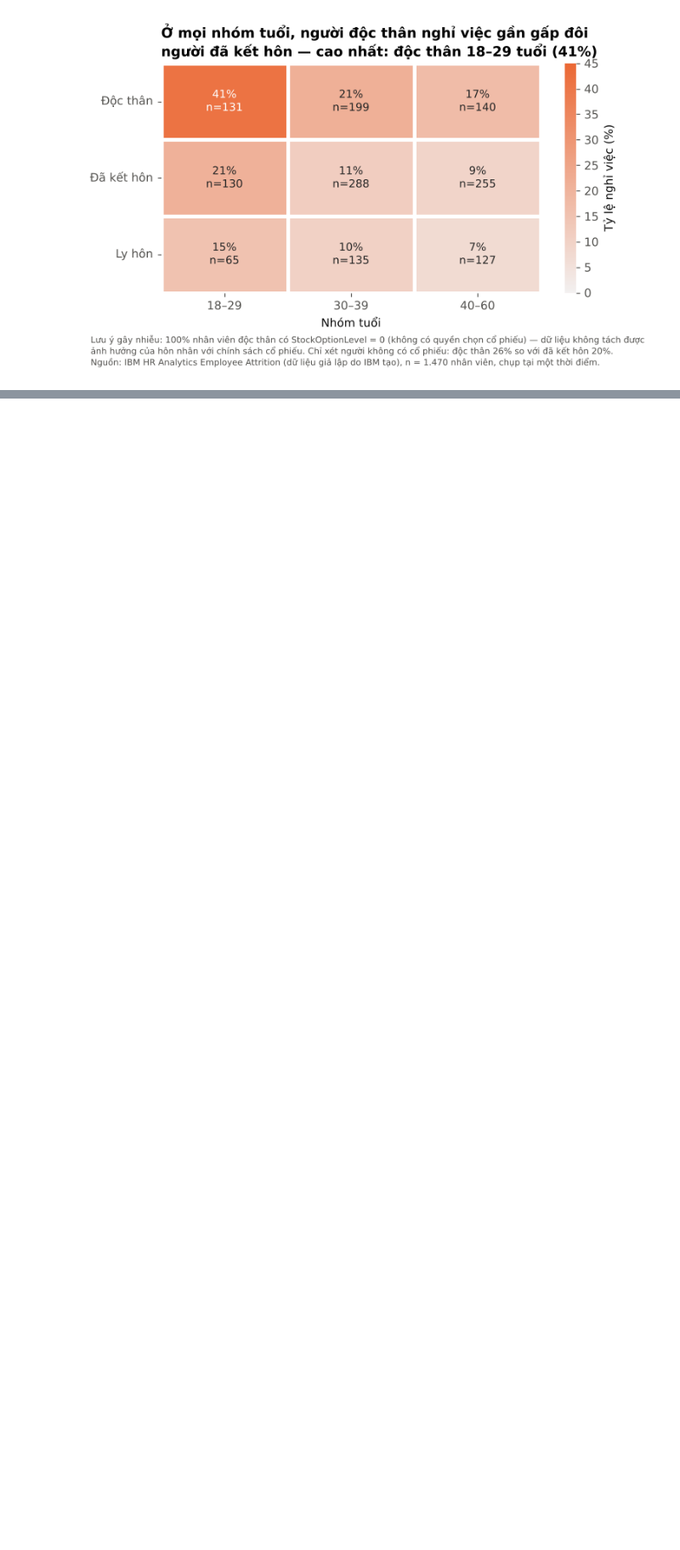
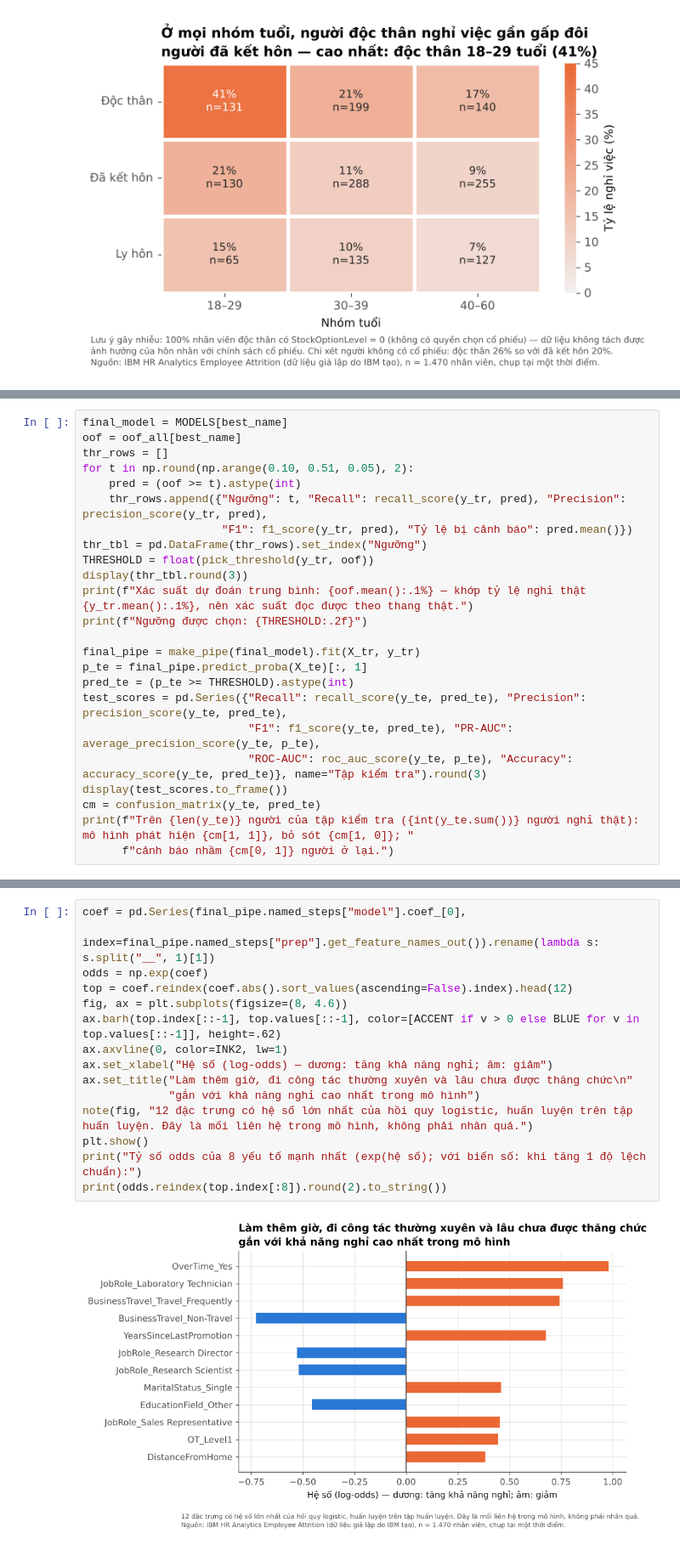
Before and after one commit to bachph2005-hash/INFO3020-EDA-Attrition, a Jupyter notebook: notebooks/eda_attrition.ipynb, the cells around one changed output, grey strips where cells are left out. Shown at 85% size. Drawn from its saved outputs; the diff is of its cells as text; blank space fills up the shorter version.

```diff
--- a/notebooks/eda_attrition.ipynb
+++ b/notebooks/eda_attrition.ipynb
@@ -953,0 +1128,24 @@ plt.show()
+# %%
+final_model = MODELS[best_name]
+oof = oof_all[best_name]
+thr_rows = []
+for t in np.round(np.arange(0.10, 0.51, 0.05), 2):
+    pred = (oof >= t).astype(int)
+    thr_rows.append({"Ngưỡng": t, "Recall": recall_score(y_tr, pred), "Precision": precision_score(y_tr, pred),
+                     "F1": f1_score(y_tr, pred), "Tỷ lệ bị cảnh báo": pred.mean()})
+thr_tbl = pd.DataFrame(thr_rows).set_index("Ngưỡng")
+THRESHOLD = float(pick_threshold(y_tr, oof))
+display(thr_tbl.round(3))
+print(f"Xác suất dự đoán trung bình: {oof.mean():.1%} — khớp tỷ lệ nghỉ thật {y_tr.mean():.1%}, nên xác suất đọc được theo thang thật.")
+print(f"Ngưỡng được chọn: {THRESHOLD:.2f}")
+
+final_pipe = make_pipe(final_model).fit(X_tr, y_tr)
+p_te = final_pipe.predict_proba(X_te)[:, 1]
+pred_te = (p_te >= THRESHOLD).astype(int)
+test_scores = pd.Series({"Recall": recall_score(y_te, pred_te), "Precision": precision_score(y_te, pred_te),
+                         "F1": f1_score(y_te, pred_te), "PR-AUC": average_precision_score(y_te, p_te),
+                         "ROC-AUC": roc_auc_score(y_te, p_te), "Accuracy": accuracy_score(y_te, pred_te)}, name="Tập kiểm tra").round(3)
+display(test_scores.to_frame())
+cm = confusion_matrix(y_te, pred_te)
+print(f"Trên {len(y_te)} người của tập kiểm tra ({int(y_te.sum())} người nghỉ thật): mô hình phát hiện {cm[1, 1]}, bỏ sót {cm[1, 0]}; "
+      f"cảnh báo nhầm {cm[0, 1]} người ở lại.")
@@ -953,0 +1203,17 @@ plt.show()
+# %%
+coef = pd.Series(final_pipe.named_steps["model"].coef_[0],
+                 index=final_pipe.named_steps["prep"].get_feature_names_out()).rename(lambda s: s.split("__", 1)[1])
+odds = np.exp(coef)
+top = coef.reindex(coef.abs().sort_values(ascending=False).index).head(12)
+fig, ax = plt.subplots(figsize=(8, 4.6))
+ax.barh(top.index[::-1], top.values[::-1], color=[ACCENT if v > 0 else BLUE for v in top.values[::-1]], height=.62)
+ax.axvline(0, color=INK2, lw=1)
+ax.set_xlabel("Hệ số (log-odds) — dương: tăng khả năng nghỉ; âm: giảm")
+ax.set_title("Làm thêm giờ, đi công tác thường xuyên và lâu chưa được thăng chức\n"
+             "gắn với khả năng nghỉ cao nhất trong mô hình")
+note(fig, "12 đặc trưng có hệ số lớn nhất của hồi quy logistic, huấn luyện trên tập huấn luyện. Đây là mối liên hệ trong mô hình, không phải nhân quả.")
+plt.show()
+print("Tỷ số odds của 8 yếu tố mạnh nhất (exp(hệ số); với biến số: khi tăng 1 độ lệch chuẩn):")
+print(odds.reindex(top.index[:8]).round(2).to_string())
+# %% [output]
+[figure, added]
```
Also changed, not shown: parts of 30 cells of this notebook, 26 other files.
